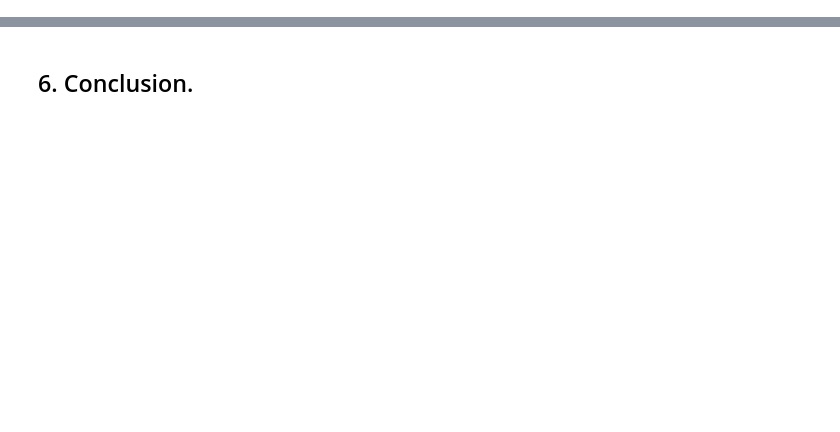
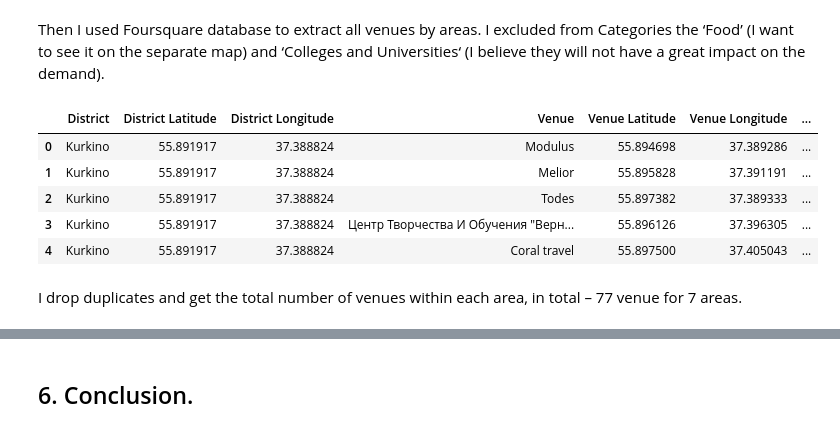
Before and after one commit to rkn6xjbsfrgc/github-coursera, a Jupyter notebook: Capstone Project - The Battle of Neighborhoods.ipynb, the cells around one changed output, grey strips where cells are left out. Drawn from its saved outputs; the diff is of its cells as text; code cells hidden in the pictures; blank space fills up the shorter version.

```diff
--- a/Capstone Project - The Battle of Neighborhoods.ipynb
+++ b/Capstone Project - The Battle of Neighborhoods.ipynb
@@ -44,0 +77,7 @@ from sklearn.cluster import KMeans
+# %%
+#set Moscow on the map
+address = 'Волоколамское ш., 69, Москва'
+geolocator = Nominatim(user_agent="moscow_explorer")
+location = geolocator.geocode(address)
+latitude = location.latitude
+longitude = location.longitude
@@ -44,0 +105,41 @@ from sklearn.cluster import KMeans
+# %% [markdown]
+<p>Then I used Foursquare database to extract all venues by areas. I excluded from Categories the ‘Food’ (I want to see it on the separate map) and ‘Colleges and Universities‘ (I believe they will not have a great impact on the demand). </p>
+# %%
+#creare a function to return venues from all districts for all venues except Food
+import requests
+#4d4b7104d754a06370d81259 - Искусство и развлечения add
+#4d4b7105d754a06372d81259-  Высшее учебное заведение exclude
+#4d4b7105d754a06373d81259 - Событие add
+#4d4b7105d754a06376d81259 - Ночное заведение add
+#4d4b7105d754a06377d81259 - Заведения на свежем воздухе add
+#4d4b7105d754a06375d81259 - Услуги и учреждения add
+#4d4b7105d754a06378d81259 - Магазины и услуги
+#4d4b7105d754a06379d81259 - Путешествия и транспорт
+
+def getNearbyVenues(names, latitudes, longitudes, radius=2000, LIMIT=1000, categoryId='4d4b7104d754a06370d81259,4d4b7105d754a06373d81259,4d4b7105d754a06376d81259,4d4b7105d754a06377d81259,4d4b7105d754a06375d81259,4d4b7105d754a06378d81259,4d4b7105d754a06379d81259'):
+    venues_list=[]
+    for name, lat, lng in zip(names, latitudes, longitudes):
+        url = 'https://api.foursquare.com/v2/venues/explore?&client_id={}&client_secret={}&v={}&ll={},{}&radius={}&limit={}&categoryId={}'.format(
+            CLIENT_ID,CLIENT_SECRET, VERSION, lat, lng, radius, LIMIT, categoryId)
+        results = requests.get(url).json()["response"]['groups'][0]['items']
+        venues_list.append([(
+            name, lat, lng, v['venue']['name'], v['venue']['location']['lat'], v['venue']['location']['lng'], v['venue']['categories'][0]['name']) for v in results])
+    nearby_venues = pd.DataFrame([item for venue_list in venues_list for item in venue_list])
+    nearby_venues.columns = ['District',
+                  'District Latitude', 'District Longitude', 'Venue', 'Venue Latitude', 'Venue Longitude', 'Venue Category']
+    return(nearby_venues)
+# %%
+moscow_venues = getNearbyVenues(names=mdist['District'],
+                                   latitudes=mdist['Latitude'],
+                                   longitudes=mdist['Longitude']
+                                  )
+moscow_venues.head()
+# %% [output]
+|  | District | District Latitude | District Longitude | Venue | Venue Latitude | Venue Longitude | ... |
+| 0 | Kurkino | 55.891917 | 37.388824 | Modulus | 55.894698 | 37.389286 | ... |
+| 1 | Kurkino | 55.891917 | 37.388824 | Melior | 55.895828 | 37.391191 | ... |
+| 2 | Kurkino | 55.891917 | 37.388824 | Todes | 55.897382 | 37.389333 | ... |
+| 3 | Kurkino | 55.891917 | 37.388824 | Центр Творчества И Обучения "Верн... | 55.896126 | 37.396305 | ... |
+| 4 | Kurkino | 55.891917 | 37.388824 | Coral travel | 55.897500 | 37.405043 | ... |
+# %% [markdown]
+<p>I drop duplicates and get the total number of venues within each area, in total – 77 venue for 7 areas.</p>
```
Also changed, not shown: parts of 50 cells of this notebook.
